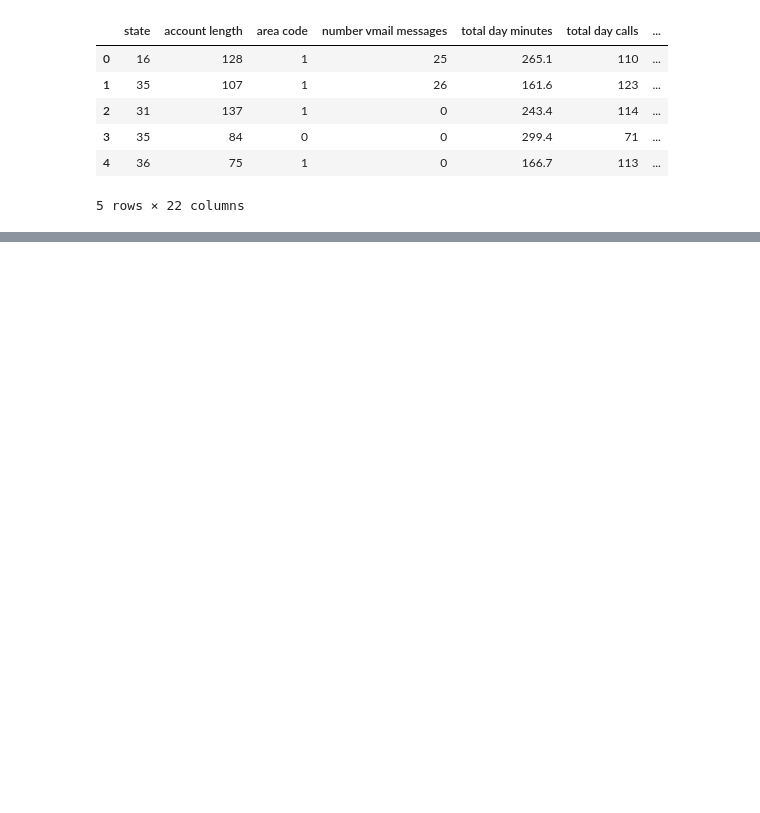
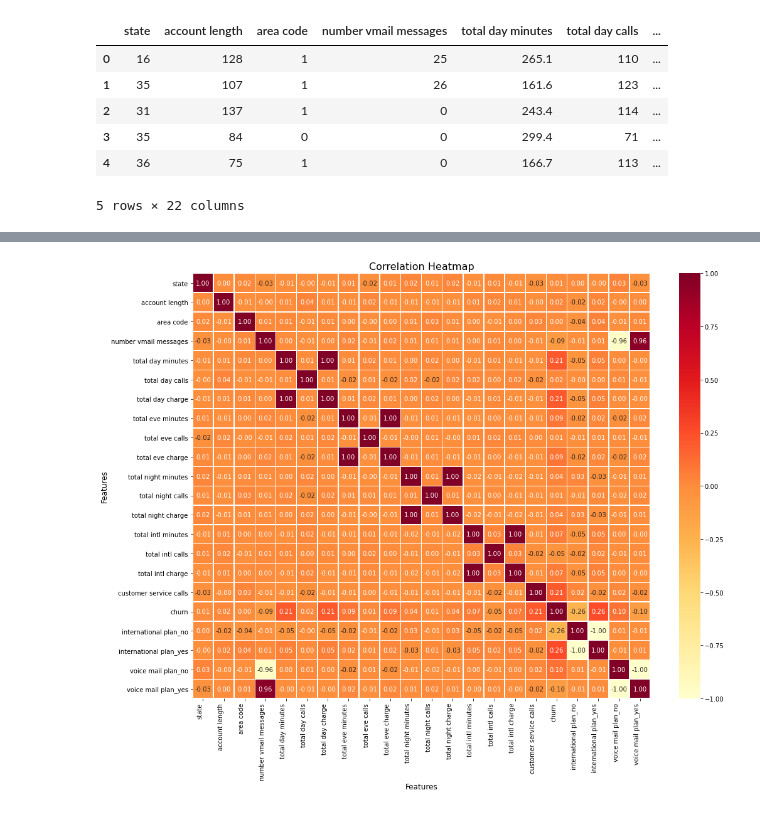
Before and after one commit to Agai-Beryl/Predicting-Customer-Churn-For-A-Leading-Telco-Using-Machine-Learning, a Jupyter notebook: MachineLearning.ipynb, the cells around one changed output, grey strips where cells are left out. Cells and saved outputs as stored; diff of their text form; code cells hidden in the pictures; blank space fills up the shorter version.

```diff
--- a/MachineLearning.ipynb
+++ b/MachineLearning.ipynb
@@ -638,0 +724,29 @@ final_encoded_dataset.head()
+# %%
+import seaborn as sns
+import matplotlib.pyplot as plt
+
+class CorrelationHeatmap:
+    def __init__(self, data):
+        self.data = data
+
+    def plot_heatmap(self):
+        # Compute the correlation matrix
+        corr_matrix = self.data.corr()
+
+        # Plot the heatmap
+        plt.figure(figsize=(15, 12))
+        sns.heatmap(corr_matrix, annot=True, cmap='YlOrRd', fmt='.2f', linewidths=0.5)
+        plt.title('Correlation Heatmap', fontsize=16)
+        plt.xlabel('Features', fontsize=12)
+        plt.ylabel('Features', fontsize=12)
+        plt.xticks(rotation=90, ha='right')
+        plt.yticks(rotation=0)
+        plt.tight_layout()
+        plt.show()
+
+# Example usage:
+# Assuming 'final_encoded_dataset' is the preprocessed DataFrame
+heatmap_generator = CorrelationHeatmap(final_encoded_dataset)
+heatmap_generator.plot_heatmap()
+# %% [output]
+[figure, added]
```
Also changed, not shown: parts of 11 cells of this notebook.
